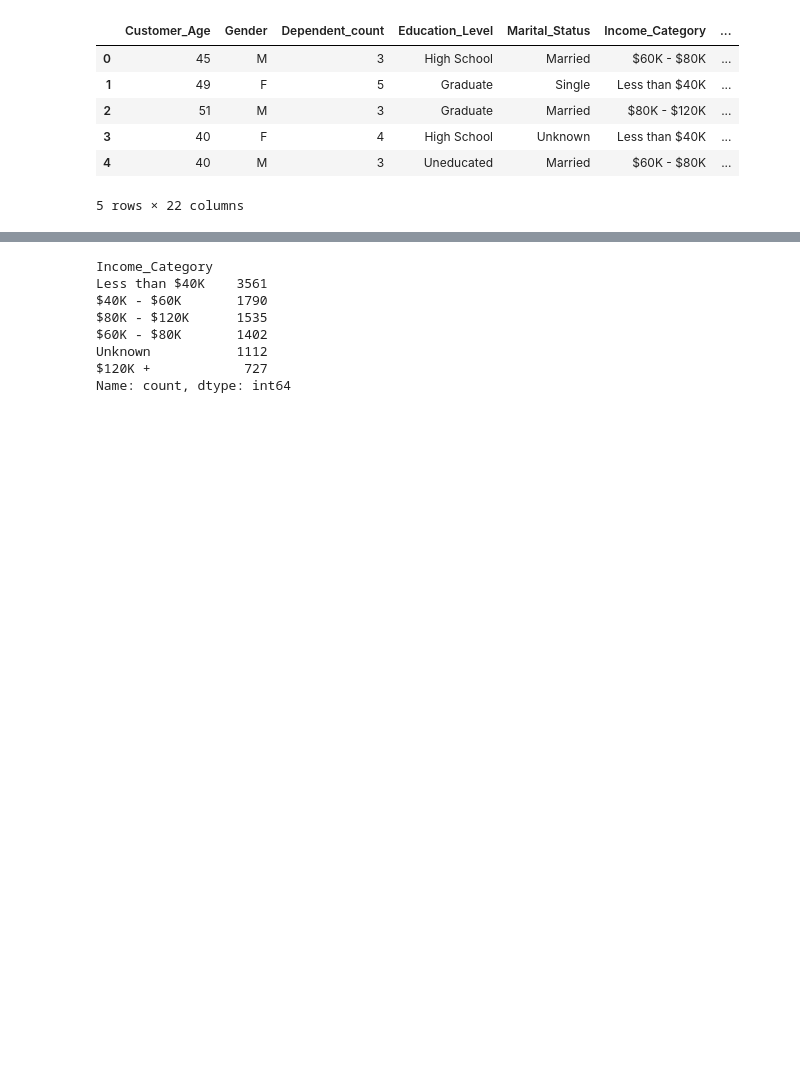
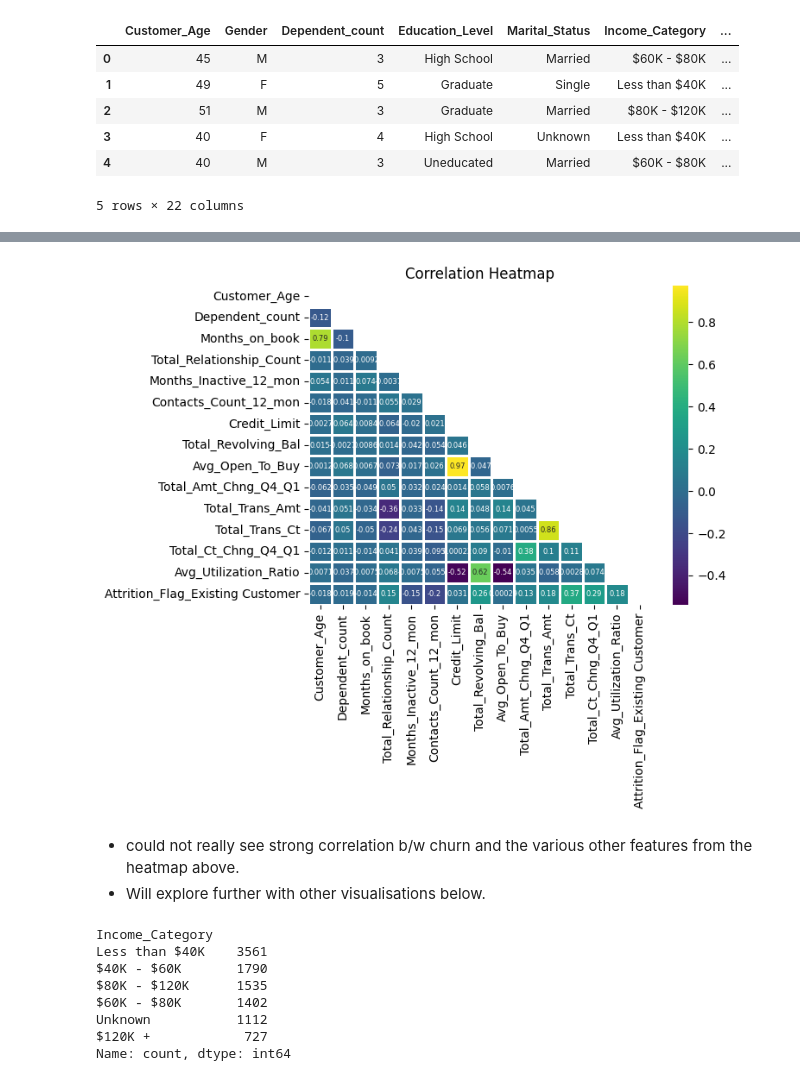
Before and after one commit to Mikeecee1/Team1_Hackathon, a Jupyter notebook: jupyter_notebooks/Visualisation.ipynb, the cells around one changed output, grey strips where cells are left out. Saved outputs shown, nothing was run; the diff lists cells and outputs as text; code cells hidden in the pictures; blank space fills up the shorter version.

```diff
--- a/jupyter_notebooks/Visualisation.ipynb
+++ b/jupyter_notebooks/Visualisation.ipynb
@@ -81,3 +116,20 @@ df.head()
+# %%
+# correlation heatmap to see how the numerical columns are correlated to each other
+
+df_corr = df.select_dtypes(include='number').corr(method='pearson')
+#print(df_corr)
+
+mask = np.zeros_like(df_corr, dtype=bool)
+mask[np.triu_indices_from(mask)] = True
+sns.heatmap(df_corr,annot=True,mask=mask,cmap='viridis',annot_kws={"size":6 },linewidths=0.8)
+plt.ylim(df_corr.shape[1],0);
+plt.title('Correlation Heatmap')
+plt.show()
+# %% [output]
+[figure, added]
+# %% [markdown]
+* could not really see strong correlation b/w churn and the various other features from the heatmap above.
+* Will explore further with other visualisations below.
 # %%
 df["Income_Category"].value_counts()
 # %% [output]
```
Also changed, not shown: parts of 6 cells of this notebook.
